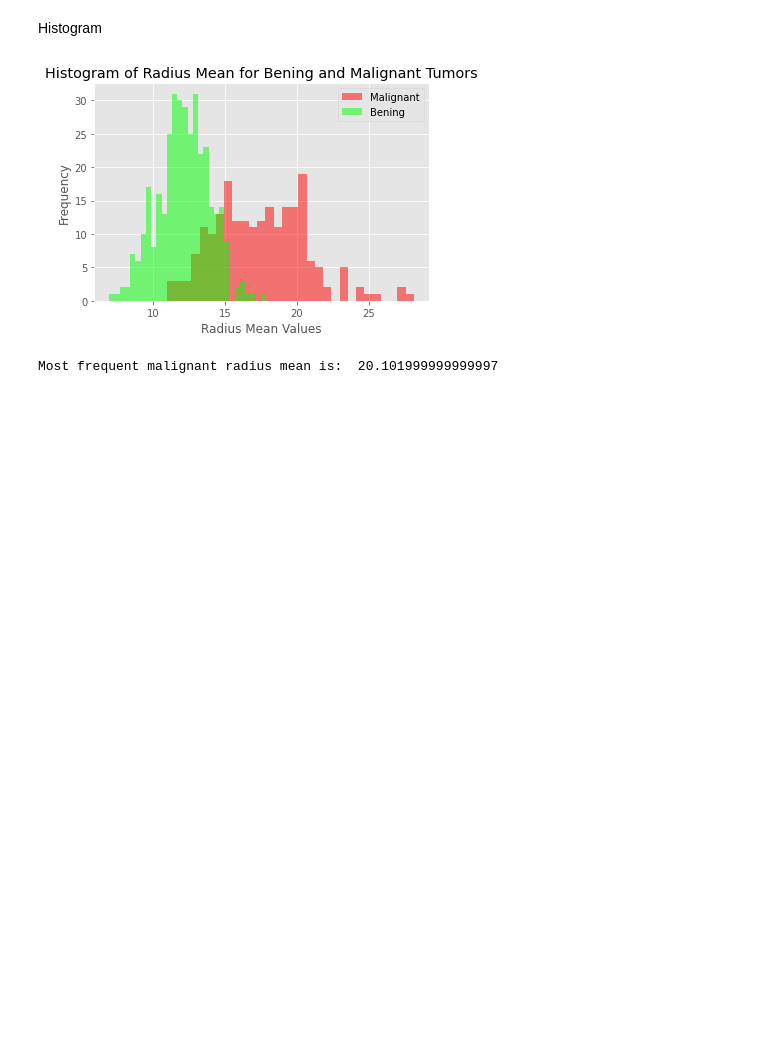
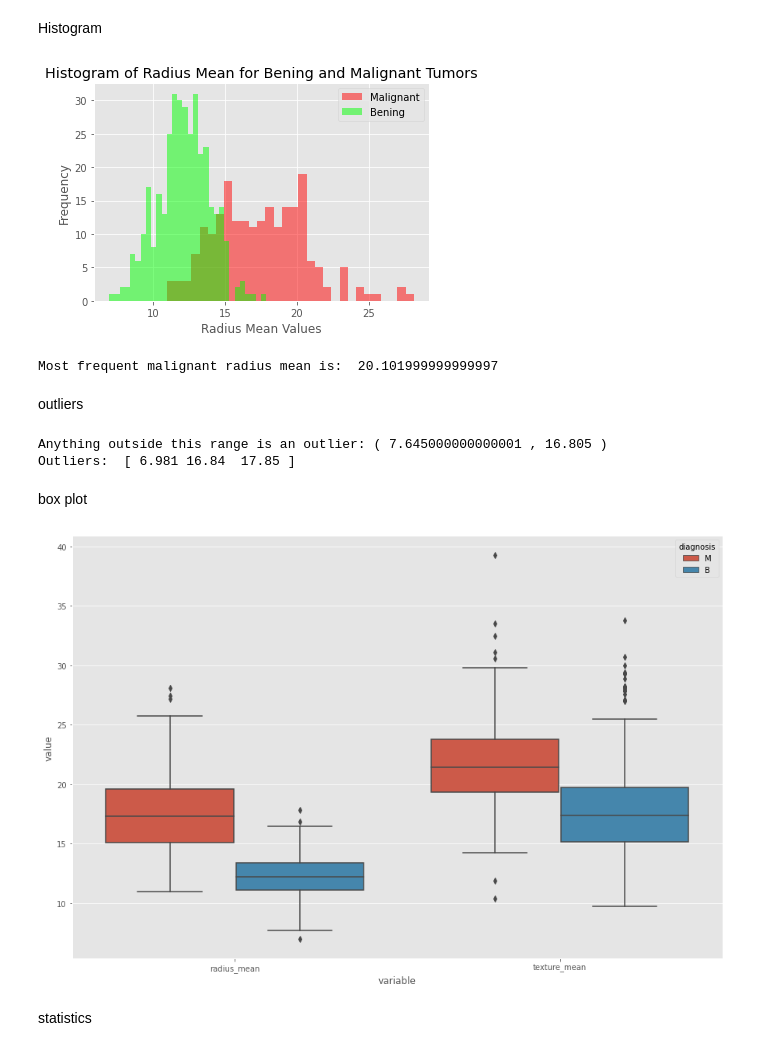
Before and after one commit to mozhgans/statisticalLearning, a Jupyter notebook: statistical_learning.ipynb, the cells around one changed output. Cells and saved outputs as stored; diff of their text form; code cells hidden in the pictures; blank space fills up the shorter version.

```diff
--- a/statistical_learning.ipynb
+++ b/statistical_learning.ipynb
@@ -61,3 +61,31 @@ print("Most frequent malignant radius mean is: ",most_frequent_malignant_radius_
 # %% [output]
 [figure]
 Most frequent malignant radius mean is:  20.101999999999997
+# %% [markdown]
+outliers
+# %%
+data_bening = data[data["diagnosis"] == "B"]
+data_malignant = data[data["diagnosis"] == "M"]
+desc = data_bening.radius_mean.describe()
+Q1 = desc[4]
+Q3 = desc[6]
+IQR = Q3-Q1
+lower_bound = Q1 - 1.5*IQR
+upper_bound = Q3 + 1.5*IQR
+print("Anything outside this range is an outlier: (", lower_bound ,",", upper_bound,")")
+data_bening[data_bening.radius_mean < lower_bound].radius_mean
+print("Outliers: ",data_bening[(data_bening.radius_mean < lower_bound) | (data_bening.radius_mean > upper_bound)].radius_mean.values)
+# %% [output]
+Anything outside this range is an outlier: ( 7.645000000000001 , 16.805 )
+Outliers:  [ 6.981 16.84  17.85 ]
+# %% [markdown]
+box plot
+# %%
+melted_data = pd.melt(data,id_vars = "diagnosis",value_vars = ['radius_mean', 'texture_mean'])
+plt.figure(figsize = (15,10))
+sns.boxplot(x = "variable", y = "value", hue="diagnosis",data= melted_data)
+plt.show()
+# %% [output]
+[figure, added]
+# %% [markdown]
+statistics
```
Also changed, not shown: parts of 23 cells of this notebook.
